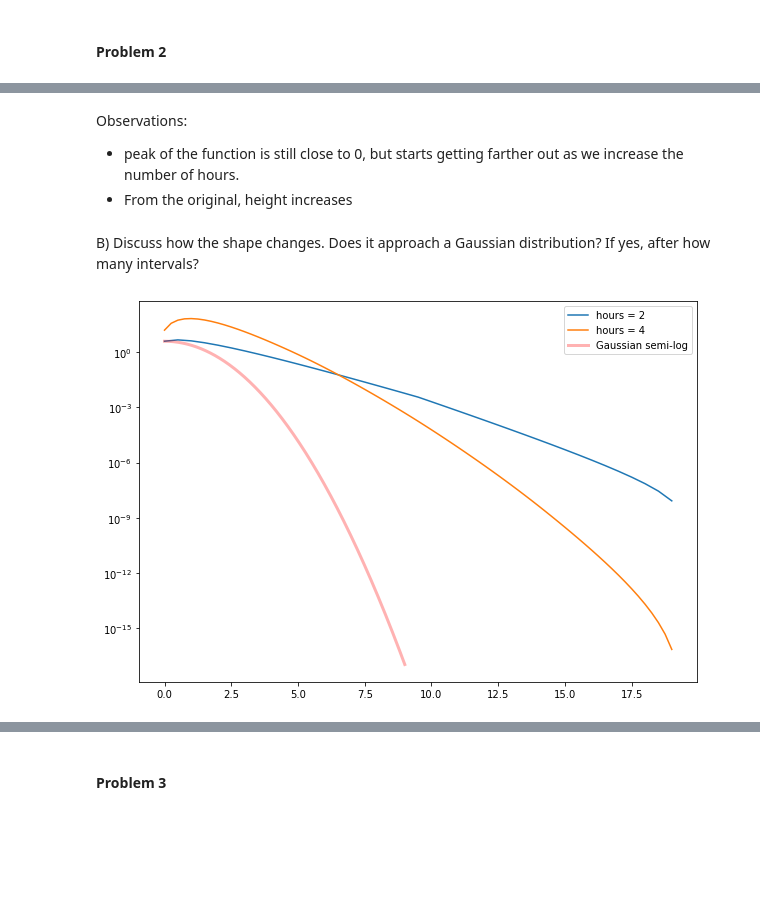
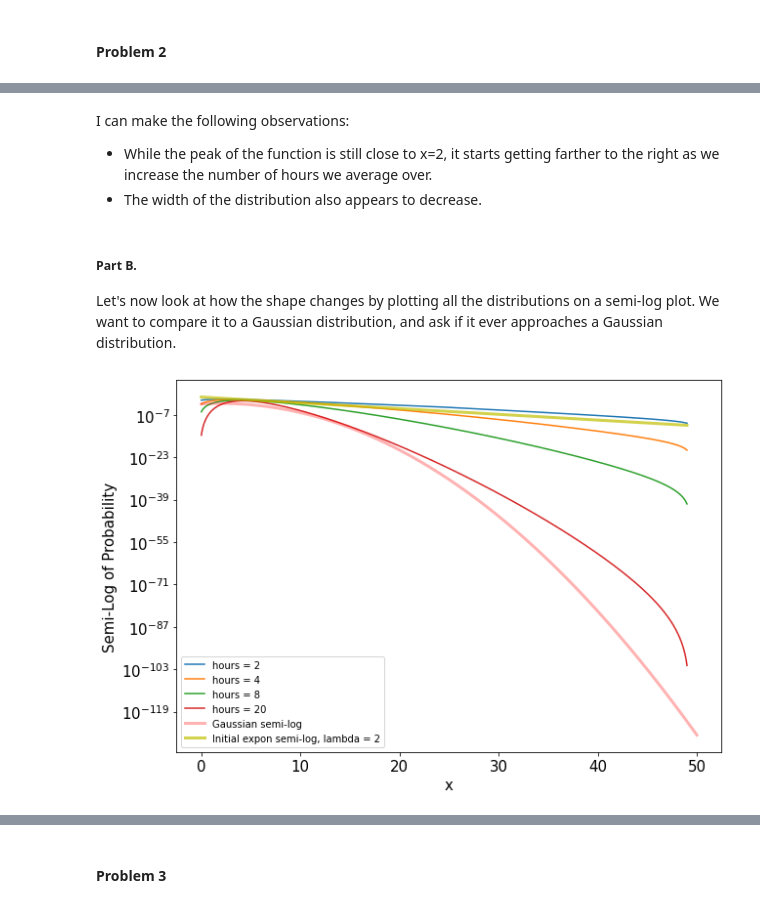
Before and after one commit to jenniv27/phys434, a Jupyter notebook: Labs/Lab2.ipynb, the cells around one changed output, grey strips where cells are left out. Saved outputs shown, nothing was run; the diff lists cells and outputs as text; code cells hidden in the pictures; blank space fills up the shorter version.

```diff
--- a/Labs/Lab2.ipynb
+++ b/Labs/Lab2.ipynb
@@ -281,10 +269,12 @@ To do this, we will first take the convolution of this exponential distribution
 # %%
 # Lambda = 2 implies scale = 1/lambda = 1/2
-x_expon = np.linspace(0, 5, 20) #bin width = 1/2
-y_expon = stats.expon.pdf(x_expon, scale = 1/2) # continuous
-bin_width = 0.5
+x_expon = np.linspace(0, 5, 50)
+y_expon = stats.expon.pdf(x_expon, scale = 1/2)
 
 plt.plot(x_expon, y_expon, label = 'Initial Expon Dist')
+plt.tick_params(labelsize = 15)
+plt.xlabel('x', fontsize = 15)
+plt.ylabel('Probability', fontsize = 15)
 plt.legend()
 plt.show()
 # %% [output]
@@ -292,8 +286,17 @@ plt.show()
 # %%
 # Plotting several different averages
 x_avg_expon2, y_conv_expon2 = avg_dist(2, y_expon)
-plt.plot(x_avg_expon2, y_conv_expon2/2, '-', label = f'hours = 2') # rescale y to normalize
+x_avg_expon4, y_conv_expon4 = avg_dist(4, y_expon)
+x_avg_expon8, y_conv_expon8 = avg_dist(8, y_expon)
+x_avg_expon20, y_conv_expon20 = avg_dist(20, y_expon)
+plt.plot(x_avg_expon2, y_conv_expon2, '-', label = f'hours = 2')
+plt.plot(x_avg_expon4, y_conv_expon4, '-', label = f'hours = 4')
+plt.plot(x_avg_expon8, y_conv_expon8, '-', label = f'hours = 8')
+plt.plot(x_avg_expon20, y_conv_expon20, '-', label = f'hours = 20')
 
+plt.tick_params(labelsize = 15)
+plt.xlabel('x', fontsize = 15)
+plt.ylabel('Probability', fontsize = 15)
 plt.legend()
 plt.show()
 # %% [output]
@@ -318,20 +304,33 @@ plt.show()
 # %% [markdown]
-Observations:
-
-- peak of the function is still close to 0, but starts getting farther out as we increase the number of hours.
-- From the original, height increases
+I can make the following observations:
+- While the peak of the function is still close to x=2, it starts getting farther to the right as we increase the number of hours we average over.
+- The width of the distribution also appears to decrease.
 # %% [markdown]
-B) Discuss how the shape changes. Does it approach a Gaussian distribution? If yes, after how many intervals?
+##### Part B.
+Let's now look at how the shape changes by plotting all the distributions on a semi-log plot. We want to compare it to a Gaussian distribution, and ask if it ever approaches a Gaussian distribution.
 # %%
 plt.plot(x_avg_expon2, y_conv_expon2, '-', label = f'hours = 2')
 plt.plot(x_avg_expon4, y_conv_expon4, '-', label = f'hours = 4')
+plt.plot(x_avg_expon8, y_conv_expon8, '-', label = f'hours = 8')
+plt.plot(x_avg_expon20, y_conv_expon20, '-', label = f'hours = 20')
 
-x_gauss = np.linspace(0,9,1000)
-y_gauss = 10*stats.norm.pdf(x_gauss, loc=0, scale = 1/1)
+x_gauss = np.linspace(0,50,1000)
+y_gauss = 0.01*stats.norm.pdf(x_gauss, loc=2, scale = 1/0.5)
 plt.plot(x_gauss, y_gauss, 'r', linewidth = 3, alpha = 0.3, label = 'Gaussian semi-log')
+
+x_expon_new = []
+y_expon_new = []
+for i in range (0, 50):
+    x_expon_new.append(i)
+    y_expon_new.append(stats.expon.pdf(i, loc = 0, scale = 2))
+plt.plot(x_expon_new, y_expon_new, 'y', linewidth = 3, alpha = 0.7, label = 'Initial expon semi-log, lambda = 2')
+
+plt.tick_params(labelsize = 15)
+plt.xlabel('x', fontsize = 15)
+plt.ylabel('Semi-Log of Probability', fontsize = 15)
 
 plt.yscale('log')
 plt.legend()
 plt.show()
 # %% [output]
-[figure, old version]
+[figure, new version]
```
Also changed, not shown: parts of 52 cells of this notebook.
